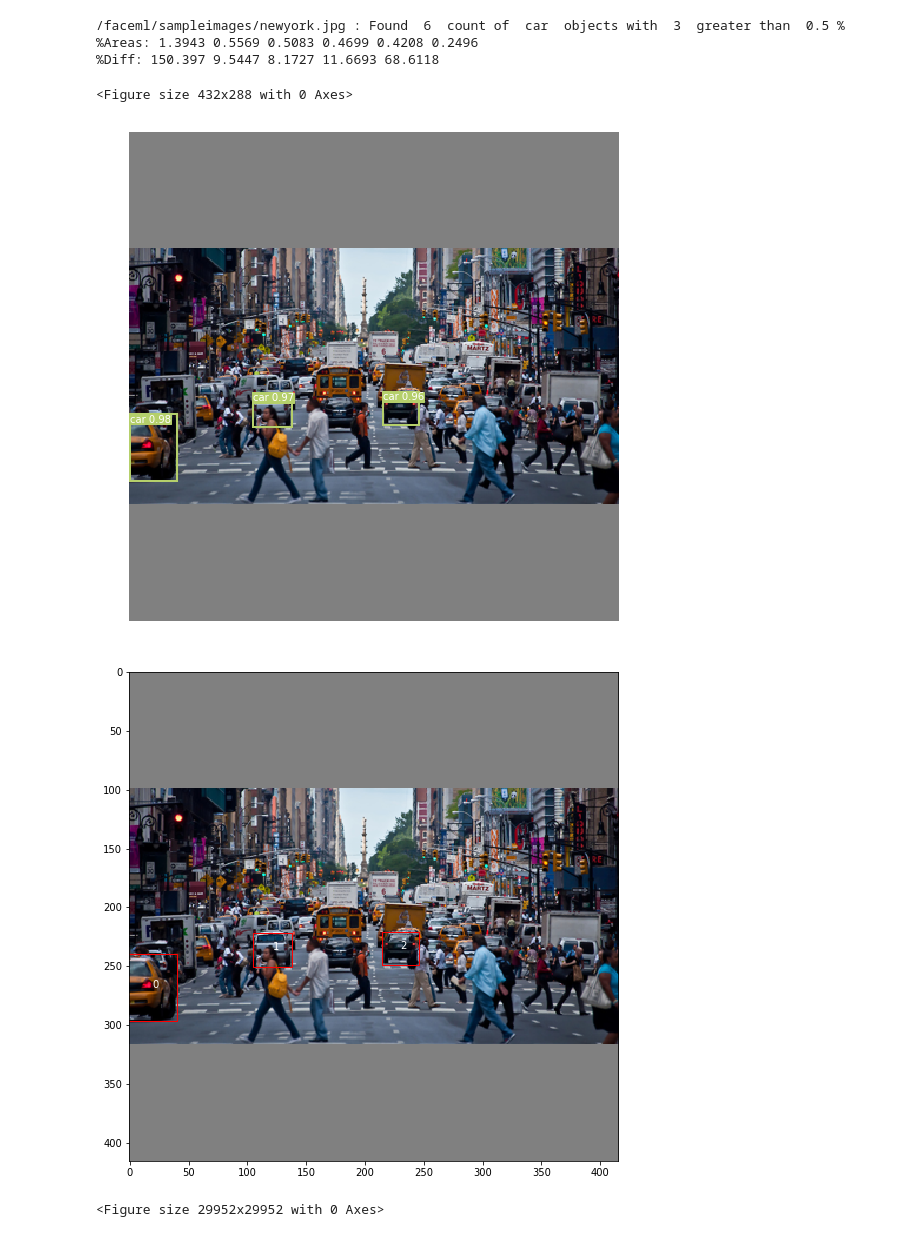
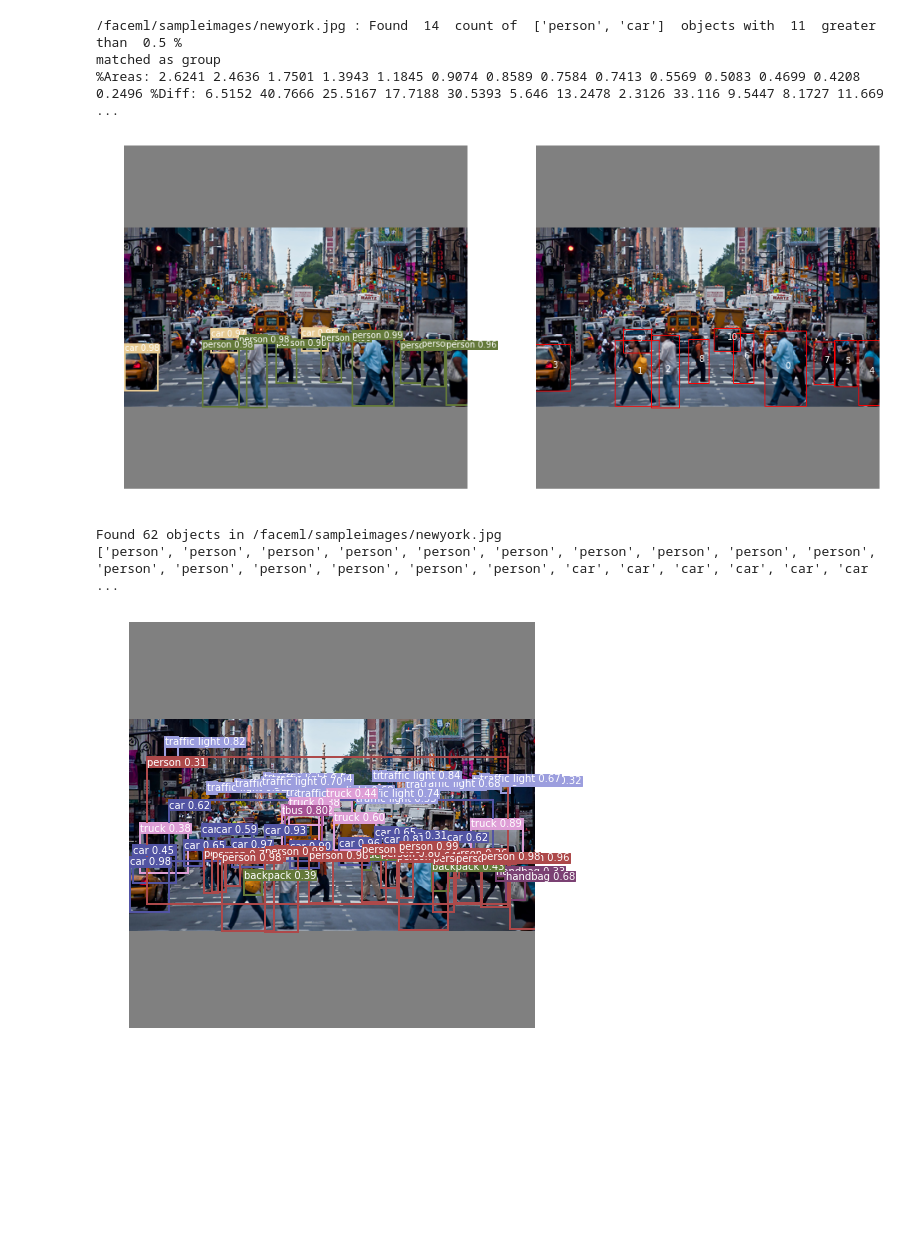
Before and after one commit to samirsdoshi/faceml, a Jupyter notebook: faceml/notebooks/objectdetect.ipynb, the cells around one changed output. Drawn from its saved outputs; the diff is of its cells as text; code cells hidden in the pictures; blank space fills up the shorter version.

Commit message:
Samir: combine object and face detection

```diff
--- a/faceml/notebooks/objectdetect.ipynb
+++ b/faceml/notebooks/objectdetect.ipynb
@@ -77,13 +78,7 @@ def detect_objects(image):
                 })
     return out_boxes, out_scores, out_classes
 
-def show_objects(image, out_boxes, out_scores, out_classes):
-    import random
-    from PIL import Image
-    import matplotlib.patches as patches
-    import matplotlib.pyplot as plt
-
-    %matplotlib inline
+def show_objects(image, out_boxes, out_scores, out_classes, fig, imgnum):
 
     # Set up some display formatting
     cmap = plt.get_cmap('tab20b')
@@ -91,8 +86,7 @@ def show_objects(image, out_boxes, out_scores, out_classes):
 
     # Plot the image
     img = np.array(image)
-    plt.figure()
-    fig, ax = plt.subplots(1, figsize=(12,9))
+    ax = fig.add_subplot(1, 2, imgnum)
     ax.imshow(img)
 
     # Set up padding for boxes
@@ -137,7 +131,4 @@ def show_objects(image, out_boxes, out_scores, out_classes):
         ax.add_patch(bbox)
         plt.text(x1, y1, s=label, color='white', verticalalignment='top',
                 bbox={'color': color, 'pad': 0})
-
-    plt.axis('off')
-    plt.show()
 # %%
@@ -306,11 +316,15 @@ matched as selfie
 # %%
-#match cars
-detectObjects("/faceml/sampleimages/newyork.jpg", requiredSize=0.5, classname="car")
+#match person and cars
+detectObjects("/faceml/sampleimages/newyork.jpg", requiredSize=0.5, classname="[person] and [car]")
 # %% [output]
-/faceml/sampleimages/newyork.jpg : Found  6  count of  car  objects with  3  greater than  0.5 %
-%Areas: 1.3943 0.5569 0.5083 0.4699 0.4208 0.2496
-%Diff: 150.397 9.5447 8.1727 11.6693 68.6118
+/faceml/sampleimages/newyork.jpg : Found  14  count of  ['person', 'car']  objects with  11  greater than  0.5 %
+matched as group
+%Areas: 2.6241 2.4636 1.7501 1.3943 1.1845 0.9074 0.8589 0.7584 0.7413 0.5569 0.5083 0.4699 0.4208 0.2496 %Diff: 6.5152 40.7666 25.5167 17.7188 30.5393 5.646 13.2478 2.3126 33.116 9.5447 8.1727 11.669 ...
-<Figure size 432x288 with 0 Axes>
-[figure, old version]
+[figure, new version]
-[figure, removed]
-<Figure size 29952x29952 with 0 Axes>
+# %%
+#match person and cars and not bus
+detectObjects("/faceml/sampleimages/newyork.jpg", requiredSize=0.5, classname="[person] and [car] and not [bus]")
+# %% [output]
+Found 62 objects in /faceml/sampleimages/newyork.jpg
+['person', 'person', 'person', 'person', 'person', 'person', 'person', 'person', 'person', 'person', 'person', 'person', 'person', 'person', 'person', 'person', 'car', 'car', 'car', 'car', 'car', 'car ...
+[figure, added]
```
Also changed, not shown: parts of 11 cells of this notebook, 16 other files.
